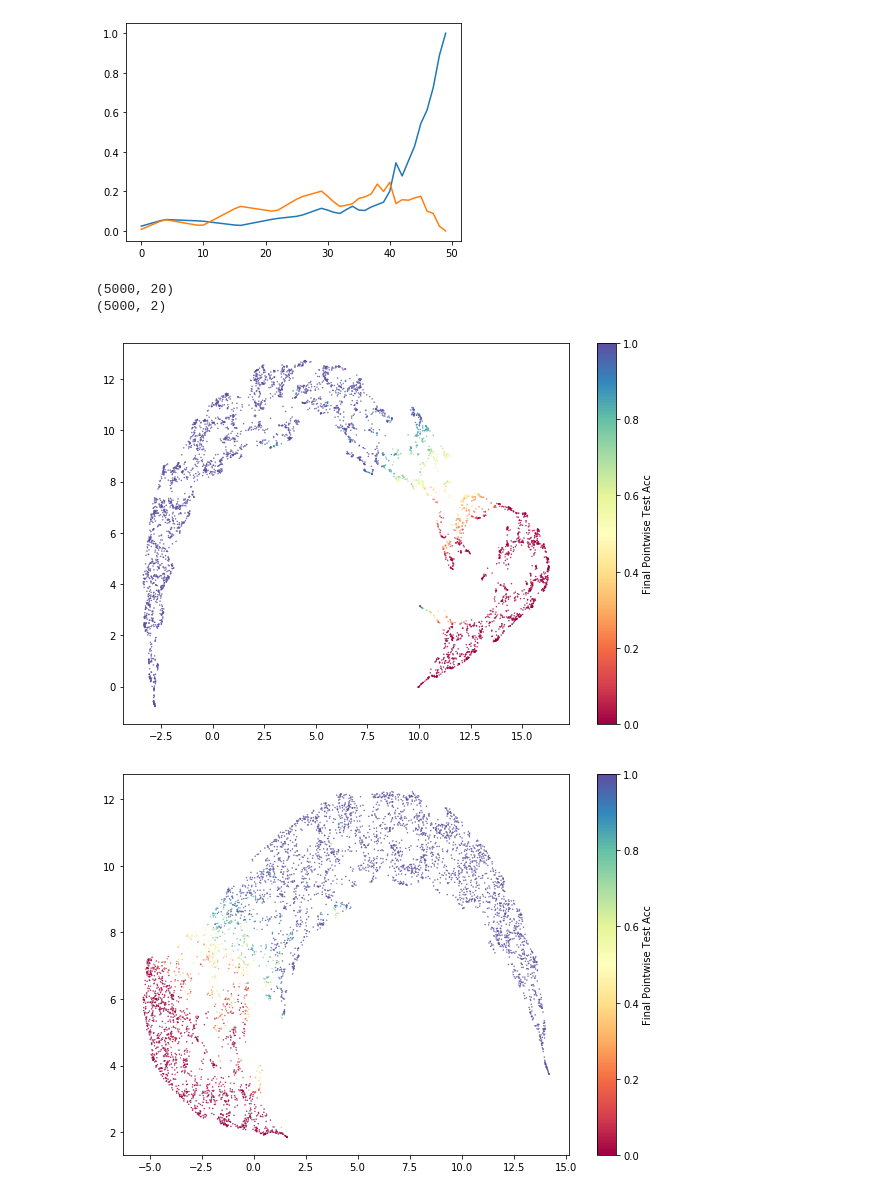
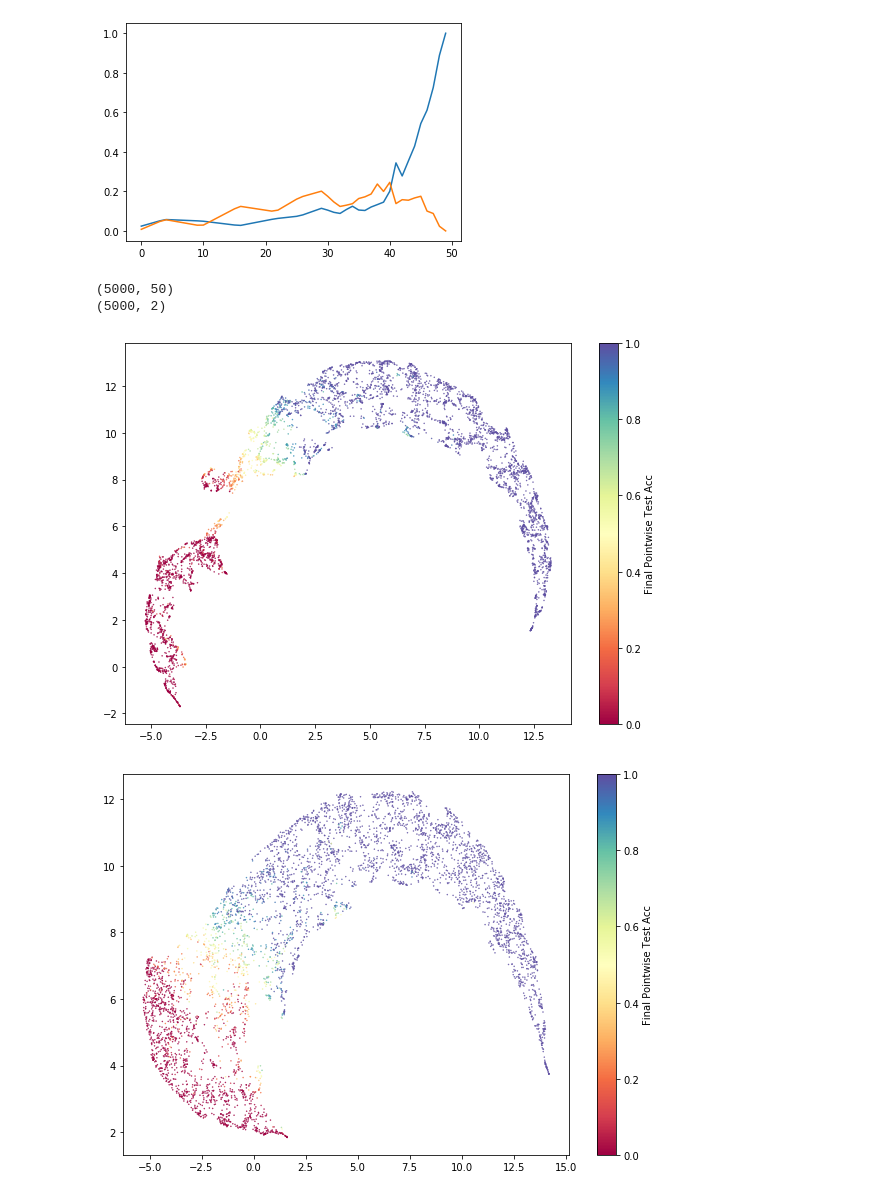
Before and after one commit to nikhil-ghosh-berkeley/dist-shift, a Jupyter notebook: preetum/dec23_fingerprint.ipynb, the cells around one changed output. Drawn from its saved outputs; the diff is of its cells as text; code cells hidden in the pictures.

```diff
--- a/preetum/dec23_fingerprint.ipynb
+++ b/preetum/dec23_fingerprint.ipynb
@@ -142,24 +142,24 @@ plt.show()
 [figure]
 # %%
 N = 5000
-TOPK = 2
+TOPK = 5
 GRIDPTS = 10
 X = np.array([ get_embedding(i, topk=TOPK, gridpts=GRIDPTS).flatten() for i in range(N) ])
 print(X.shape)
 
 Xt = umap.UMAP(min_dist=0.0, n_neighbors=10).fit_transform(X)
 print(Xt.shape)
 
 final_accs = np.array([G["freqs"][i, yi, -1] for i, yi in enumerate(ytest)])
 
 plt.figure(figsize=(10,7))
 sc = plt.scatter(Xt[:, 0], Xt[:, 1], s=0.2, c=final_accs[:N], cmap='Spectral')
 plt.colorbar(sc, label='Final Pointwise Test Acc')
 plt.show()
 # %% [output]
-(5000, 20)
+(5000, 50)
 (5000, 2)
-[figure, old version]
+[figure, new version]
 # %%
 plt.figure(figsize=(10,7))
 sc = plt.scatter(Xt[:, 0], Xt[:, 1], s=0.2, c=final_accs[:N], cmap='Spectral')
```
